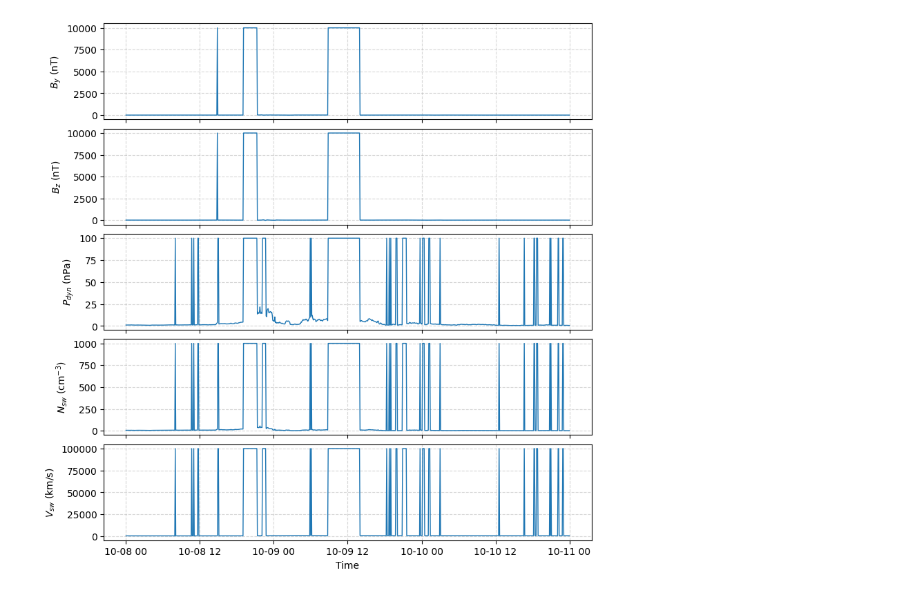
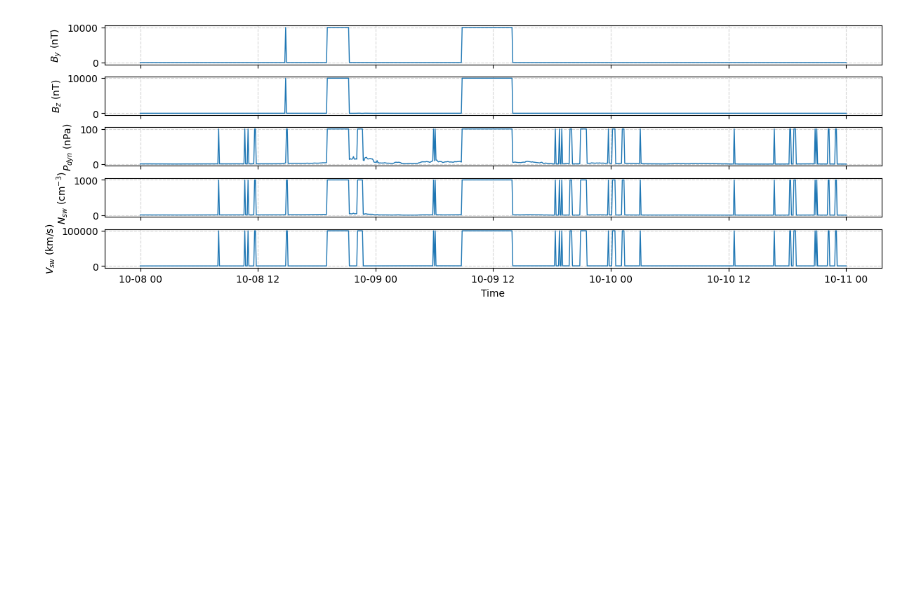
Before and after one commit to radiation-belts/rbamlib-examples, a Jupyter notebook: models/mag/TS05_W.ipynb, the cells around one changed output. Drawn from its saved outputs; the diff is of its cells as text; code cells hidden in the pictures; blank space fills up the shorter version.

Commit message:
Updating visualization.

```diff
--- a/models/mag/TS05_W.ipynb
+++ b/models/mag/TS05_W.ipynb
@@ -25,24 +17,24 @@ ax.set(title="", xlabel="Time",ylabel="Dst [nT]")
 # %%
-# 2a) Retrieve other parameters:
-time, By, Bz, Pdyn, Nsw, Vsw = omni(start_date, end_date, ['By_GSE', 'Bz_GSE', 'Flow_P', 'N_p', 'Flow_Speed'], resolution='5min')
+# 2) Retrieve SymH and other parameters via OMNI data loader:
+time, SymH, By, Bz, Pdyn, Nsw, Vsw = omni(start_date, end_date, ['Symh', 'By_GSE', 'Bz_GSE', 'Flow_P', 'N_p', 'Flow_Speed'], resolution='5min')
 # %%
 # Parameter list and labels
 params = [By, Bz, Pdyn, Nsw, Vsw]
 titles = [r'$B_y$ (nT)', r'$B_z$ (nT)', r'$P_{dyn}$ (nPa)', r'$N_{sw}$ (cm$^{-3}$)', r'$V_{sw}$ (km/s)']
 
 # Create figure and subplots
-fig, axs = plt.subplots(5, 1, figsize=(8, 8), sharex=True, constrained_layout=True)
+fig, axs = plt.subplots(5, 1, figsize=(12, 4), sharex=True, constrained_layout=True)
 
 # Plot each parameter
 for ax, param, title in zip(axs, params, titles):
     ax.plot(time, param, lw=1)
     ax.set_ylabel(title, fontsize=10)
     ax.grid(True, linestyle="--", alpha=0.5)
 
 # Only the last subplot gets an x-axis label
 axs[-1].set_xlabel("Time", fontsize=10)
 
 plt.show()
 # %% [output]
-[figure, old version]
+[figure, new version]
 # %%
```
Also changed, not shown: parts of 9 cells of this notebook, 1 other file.
